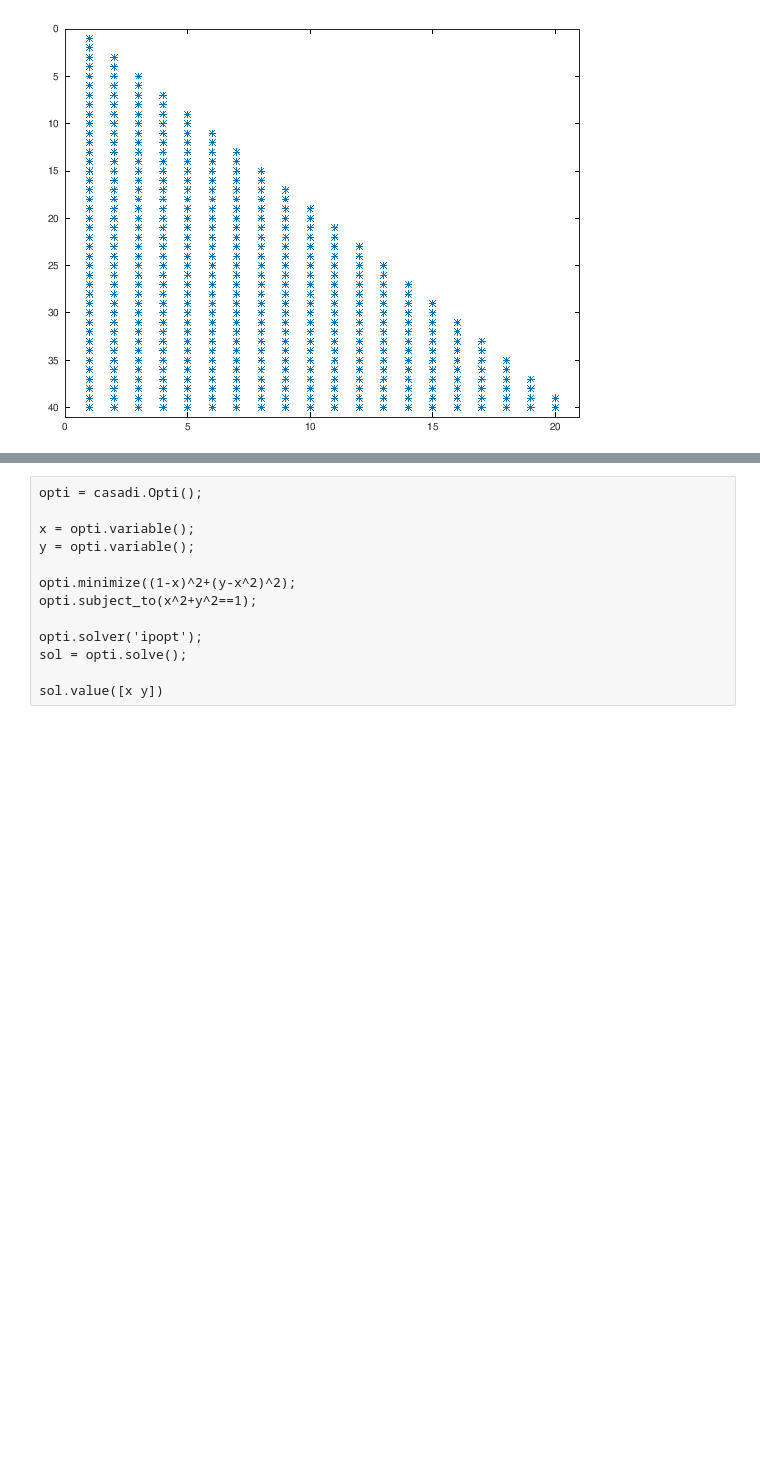
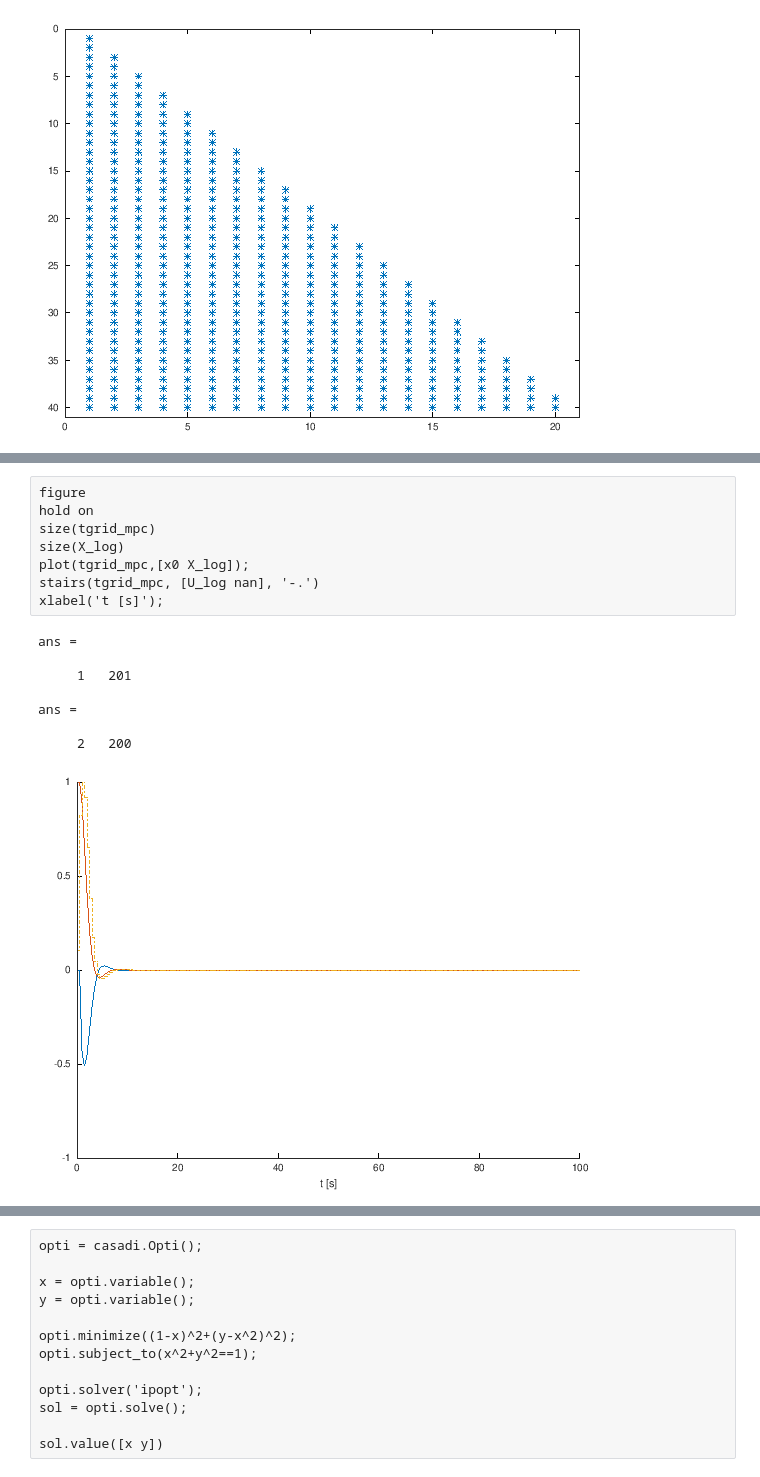
Before and after one commit to jgillis/blux_presentation, a Jupyter notebook: index.ipynb, the cells around one changed output, grey strips where cells are left out. Cells and saved outputs as stored; diff of their text form; blank space fills up the shorter version.

```diff
--- a/index.ipynb
+++ b/index.ipynb
@@ -252,0 +272,17 @@ codegen_demo('MPC_step',x0)
+# %%
+figure
+hold on
+size(tgrid_mpc)
+size(X_log)
+plot(tgrid_mpc,[x0 X_log]);
+stairs(tgrid_mpc, [U_log nan], '-.')
+xlabel('t [s]');
+# %% [output]
+ans =
+
+     1   201
+
+ans =
+
+     2   200
+[figure, added]
```
Also changed, not shown: parts of 9 cells of this notebook.
